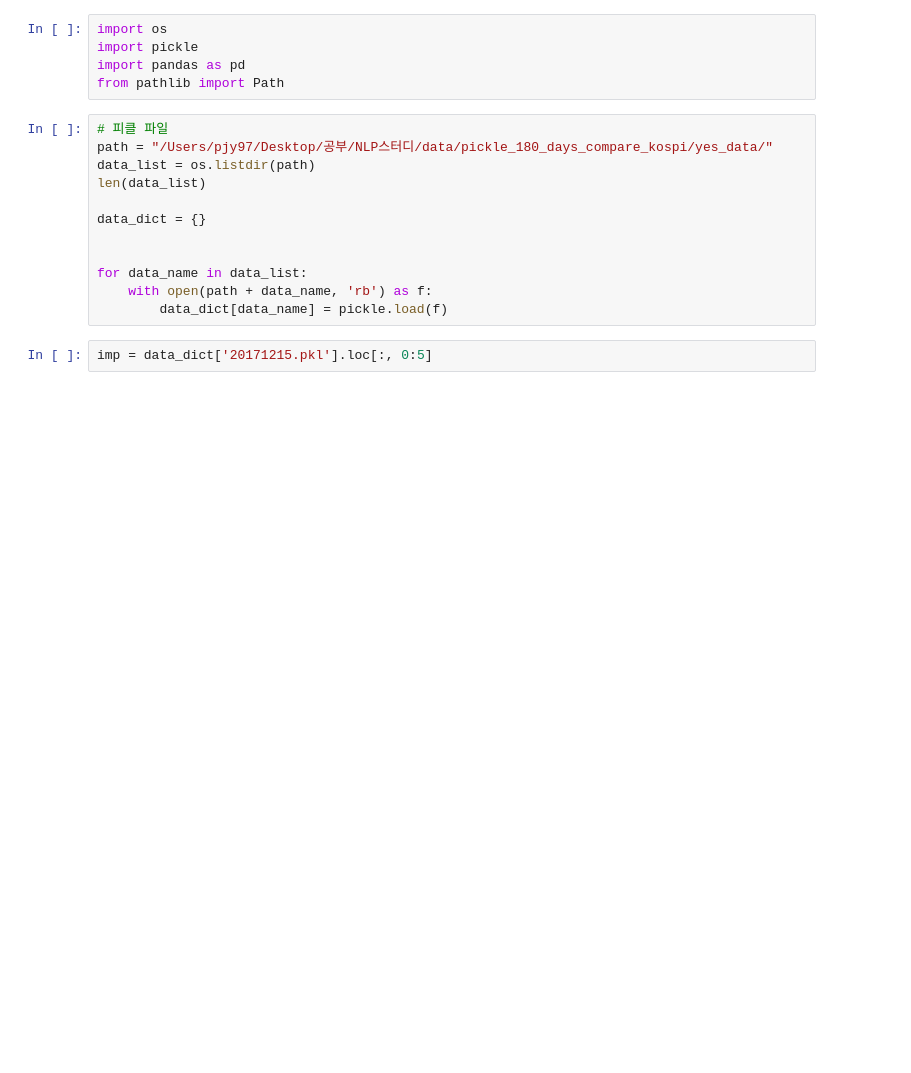
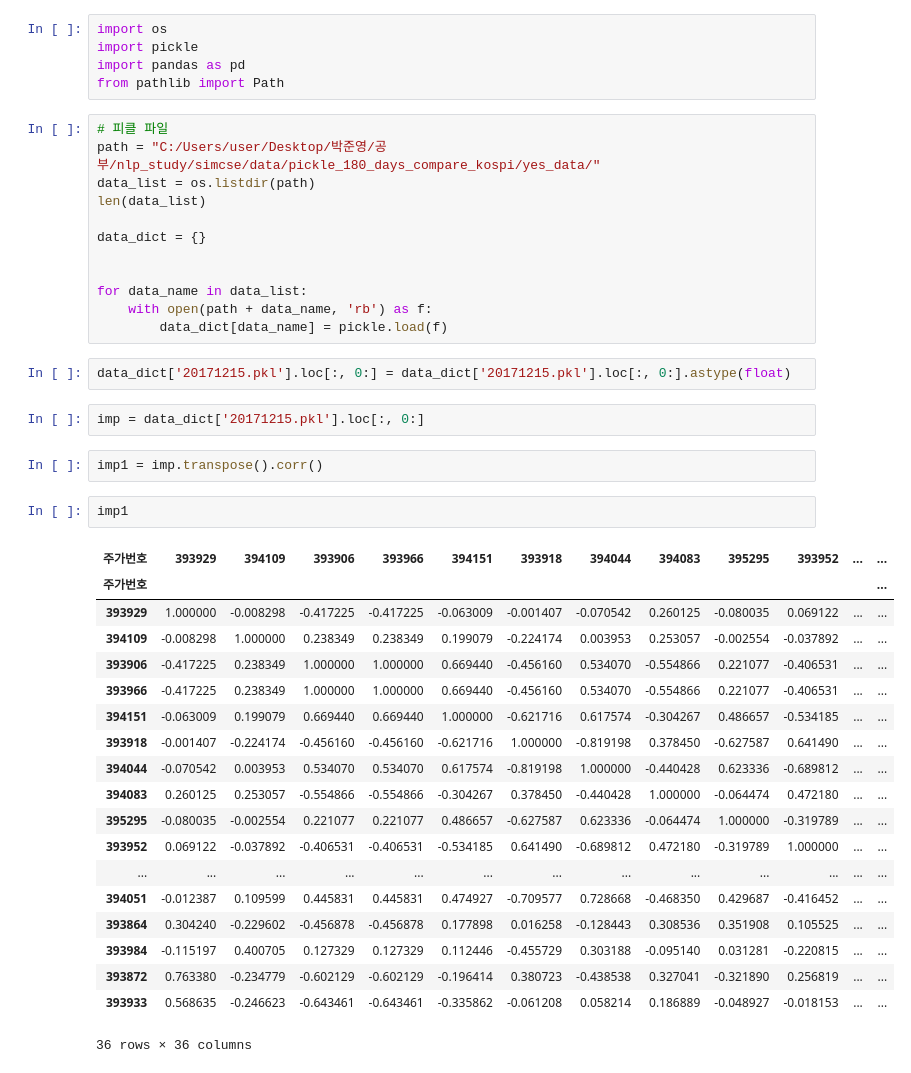
Before and after one commit to Classification-of-Equity-Report/classification-of-equity-report-based-on-contrastive-learning, a Jupyter notebook: make_correlation.ipynb, the cells around one changed output. Drawn from its saved outputs; the diff is of its cells as text; blank space fills up the shorter version.

```diff
--- a/make_correlation.ipynb
+++ b/make_correlation.ipynb
@@ -5,7 +5,7 @@ import pandas as pd
 from pathlib import Path
 # %%
 # 피클 파일
-path = "/Users/pjy97/Desktop/공부/NLP스터디/data/pickle_180_days_compare_kospi/yes_data/"
+path = "C:/Users/user/Desktop/박준영/공부/nlp_study/simcse/data/pickle_180_days_compare_kospi/yes_data/"
 data_list = os.listdir(path)
 len(data_list)
 
@@ -15,5 +15,31 @@ data_dict = {}
 for data_name in data_list:
     with open(path + data_name, 'rb') as f:
         data_dict[data_name] = pickle.load(f)
+# %%
+data_dict['20171215.pkl'].loc[:, 0:] = data_dict['20171215.pkl'].loc[:, 0:].astype(float)
 # %%
-imp = data_dict['20171215.pkl'].loc[:, 0:5]
+imp = data_dict['20171215.pkl'].loc[:, 0:]
+# %%
+imp1 = imp.transpose().corr()
+# %%
+imp1
+# %% [output]
+| 주가번호 | 393929 | 394109 | 393906 | 393966 | 394151 | 393918 | 394044 | 394083 | 395295 | 393952 | ... | ... |
+| 주가번호 |  |  |  |  |  |  |  |  |  |  |  | ... |
+| 393929 | 1.000000 | -0.008298 | -0.417225 | -0.417225 | -0.063009 | -0.001407 | -0.070542 | 0.260125 | -0.080035 | 0.069122 | ... | ... |
+| 394109 | -0.008298 | 1.000000 | 0.238349 | 0.238349 | 0.199079 | -0.224174 | 0.003953 | 0.253057 | -0.002554 | -0.037892 | ... | ... |
+| 393906 | -0.417225 | 0.238349 | 1.000000 | 1.000000 | 0.669440 | -0.456160 | 0.534070 | -0.554866 | 0.221077 | -0.406531 | ... | ... |
+| 393966 | -0.417225 | 0.238349 | 1.000000 | 1.000000 | 0.669440 | -0.456160 | 0.534070 | -0.554866 | 0.221077 | -0.406531 | ... | ... |
+| 394151 | -0.063009 | 0.199079 | 0.669440 | 0.669440 | 1.000000 | -0.621716 | 0.617574 | -0.304267 | 0.486657 | -0.534185 | ... | ... |
+| 393918 | -0.001407 | -0.224174 | -0.456160 | -0.456160 | -0.621716 | 1.000000 | -0.819198 | 0.378450 | -0.627587 | 0.641490 | ... | ... |
+| 394044 | -0.070542 | 0.003953 | 0.534070 | 0.534070 | 0.617574 | -0.819198 | 1.000000 | -0.440428 | 0.623336 | -0.689812 | ... | ... |
+| 394083 | 0.260125 | 0.253057 | -0.554866 | -0.554866 | -0.304267 | 0.378450 | -0.440428 | 1.000000 | -0.064474 | 0.472180 | ... | ... |
+| 395295 | -0.080035 | -0.002554 | 0.221077 | 0.221077 | 0.486657 | -0.627587 | 0.623336 | -0.064474 | 1.000000 | -0.319789 | ... | ... |
+| 393952 | 0.069122 | -0.037892 | -0.406531 | -0.406531 | -0.534185 | 0.641490 | -0.689812 | 0.472180 | -0.319789 | 1.000000 | ... | ... |
+| ... | ... | ... | ... | ... | ... | ... | ... | ... | ... | ... | ... | ... |
+| 394051 | -0.012387 | 0.109599 | 0.445831 | 0.445831 | 0.474927 | -0.709577 | 0.728668 | -0.468350 | 0.429687 | -0.416452 | ... | ... |
+| 393864 | 0.304240 | -0.229602 | -0.456878 | -0.456878 | 0.177898 | 0.016258 | -0.128443 | 0.308536 | 0.351908 | 0.105525 | ... | ... |
+| 393984 | -0.115197 | 0.400705 | 0.127329 | 0.127329 | 0.112446 | -0.455729 | 0.303188 | -0.095140 | 0.031281 | -0.220815 | ... | ... |
+| 393872 | 0.763380 | -0.234779 | -0.602129 | -0.602129 | -0.196414 | 0.380723 | -0.438538 | 0.327041 | -0.321890 | 0.256819 | ... | ... |
+| 393933 | 0.568635 | -0.246623 | -0.643461 | -0.643461 | -0.335862 | -0.061208 | 0.058214 | 0.186889 | -0.048927 | -0.018153 | ... | ... |
+36 rows × 36 columns
```
Also changed, not shown: parts of 8 cells of this notebook, 2 other files.
